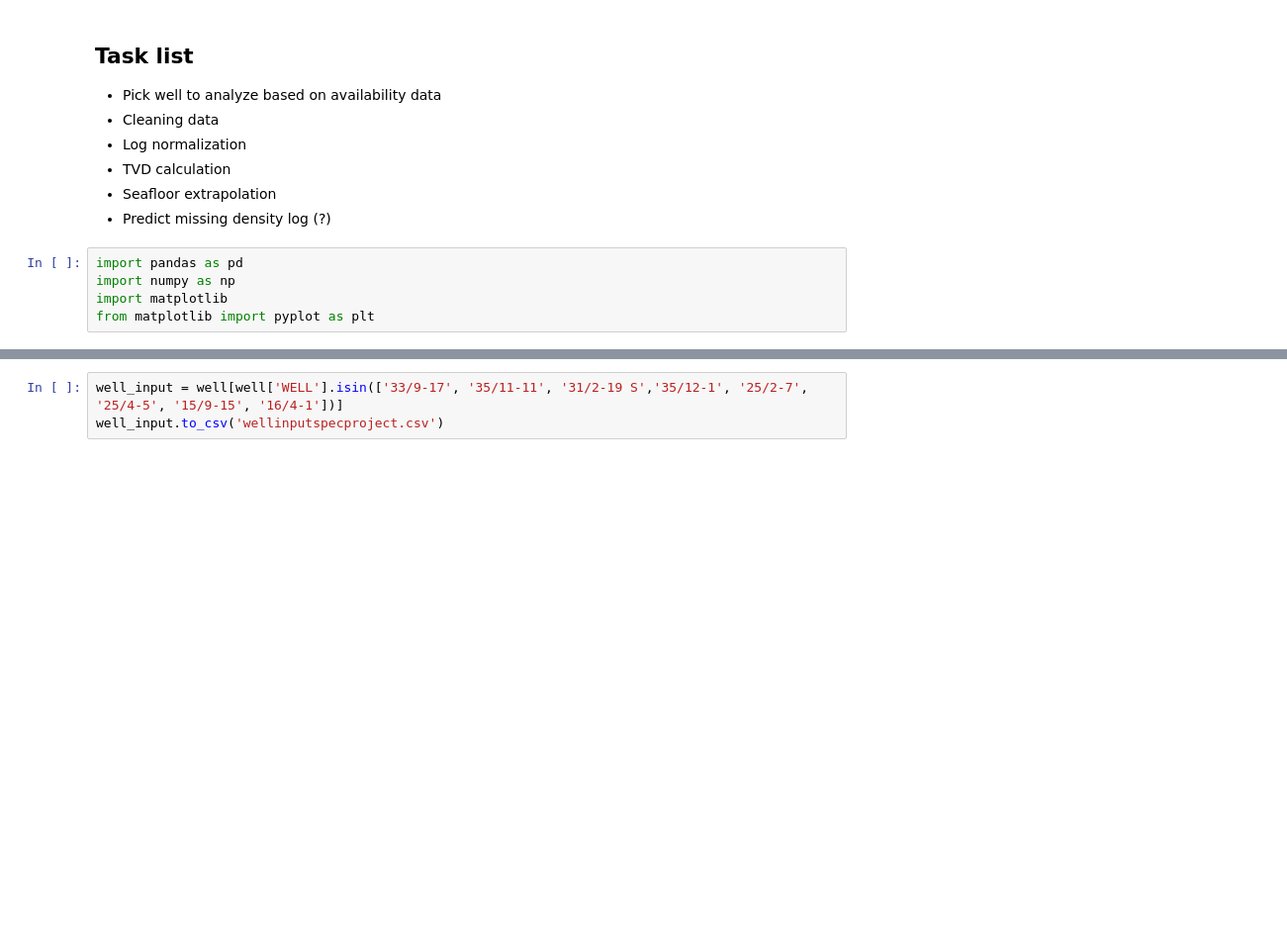
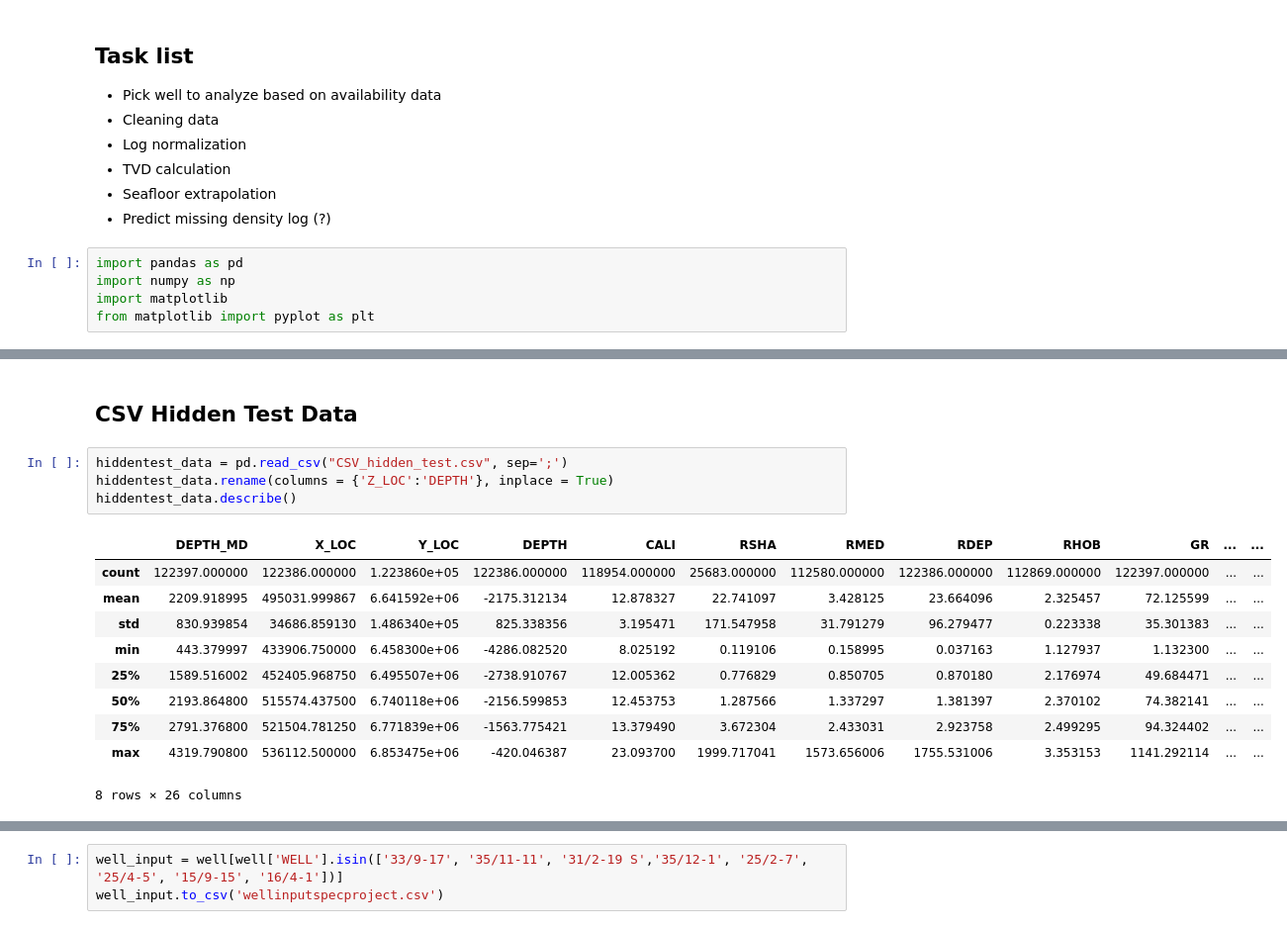
Before and after one commit to ruzieqnafiha/improving-lithology-label-well-logs, a Jupyter notebook: Data preparation (copy from Github).ipynb, the cells around one changed output, grey strips where cells are left out. Shown at 99% size. Saved outputs shown, nothing was run; the diff lists cells and outputs as text; blank space fills up the shorter version.

```diff
--- a/Data preparation (copy from Github).ipynb
+++ b/Data preparation (copy from Github).ipynb
@@ -48,0 +104,17 @@ data.rename(columns = {'FORCE_2020_LITHOFACIES_LITHOLOGY':'LITHOLOGY'}, inplace
+# %% [markdown]
+## CSV Hidden Test Data
+# %%
+hiddentest_data = pd.read_csv("CSV_hidden_test.csv", sep=';')
+hiddentest_data.rename(columns = {'Z_LOC':'DEPTH'}, inplace = True)
+hiddentest_data.describe()
+# %% [output]
+|  | DEPTH_MD | X_LOC | Y_LOC | DEPTH | CALI | RSHA | RMED | RDEP | RHOB | GR | ... | ... |
+| count | 122397.000000 | 122386.000000 | 1.223860e+05 | 122386.000000 | 118954.000000 | 25683.000000 | 112580.000000 | 122386.000000 | 112869.000000 | 122397.000000 | ... | ... |
+| mean | 2209.918995 | 495031.999867 | 6.641592e+06 | -2175.312134 | 12.878327 | 22.741097 | 3.428125 | 23.664096 | 2.325457 | 72.125599 | ... | ... |
+| std | 830.939854 | 34686.859130 | 1.486340e+05 | 825.338356 | 3.195471 | 171.547958 | 31.791279 | 96.279477 | 0.223338 | 35.301383 | ... | ... |
+| min | 443.379997 | 433906.750000 | 6.458300e+06 | -4286.082520 | 8.025192 | 0.119106 | 0.158995 | 0.037163 | 1.127937 | 1.132300 | ... | ... |
+| 25% | 1589.516002 | 452405.968750 | 6.495507e+06 | -2738.910767 | 12.005362 | 0.776829 | 0.850705 | 0.870180 | 2.176974 | 49.684471 | ... | ... |
+| 50% | 2193.864800 | 515574.437500 | 6.740118e+06 | -2156.599853 | 12.453753 | 1.287566 | 1.337297 | 1.381397 | 2.370102 | 74.382141 | ... | ... |
+| 75% | 2791.376800 | 521504.781250 | 6.771839e+06 | -1563.775421 | 13.379490 | 3.672304 | 2.433031 | 2.923758 | 2.499295 | 94.324402 | ... | ... |
+| max | 4319.790800 | 536112.500000 | 6.853475e+06 | -420.046387 | 23.093700 | 1999.717041 | 1573.656006 | 1755.531006 | 3.353153 | 1141.292114 | ... | ... |
+8 rows × 26 columns
```
Also changed, not shown: parts of 15 cells of this notebook.
